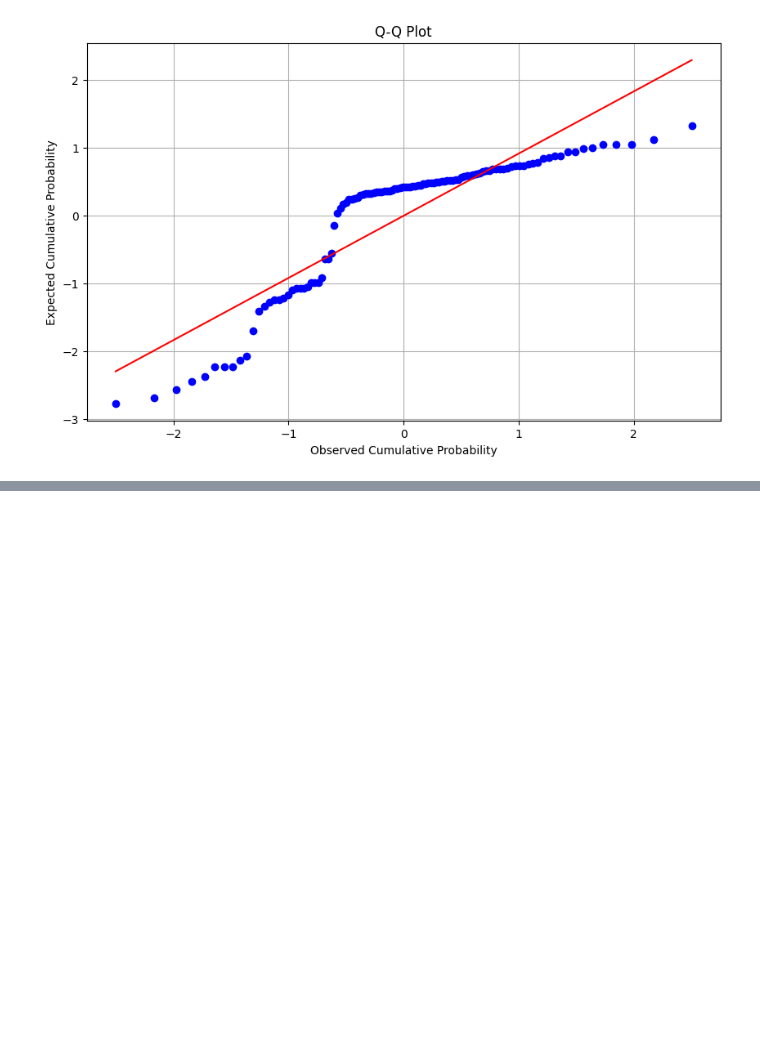
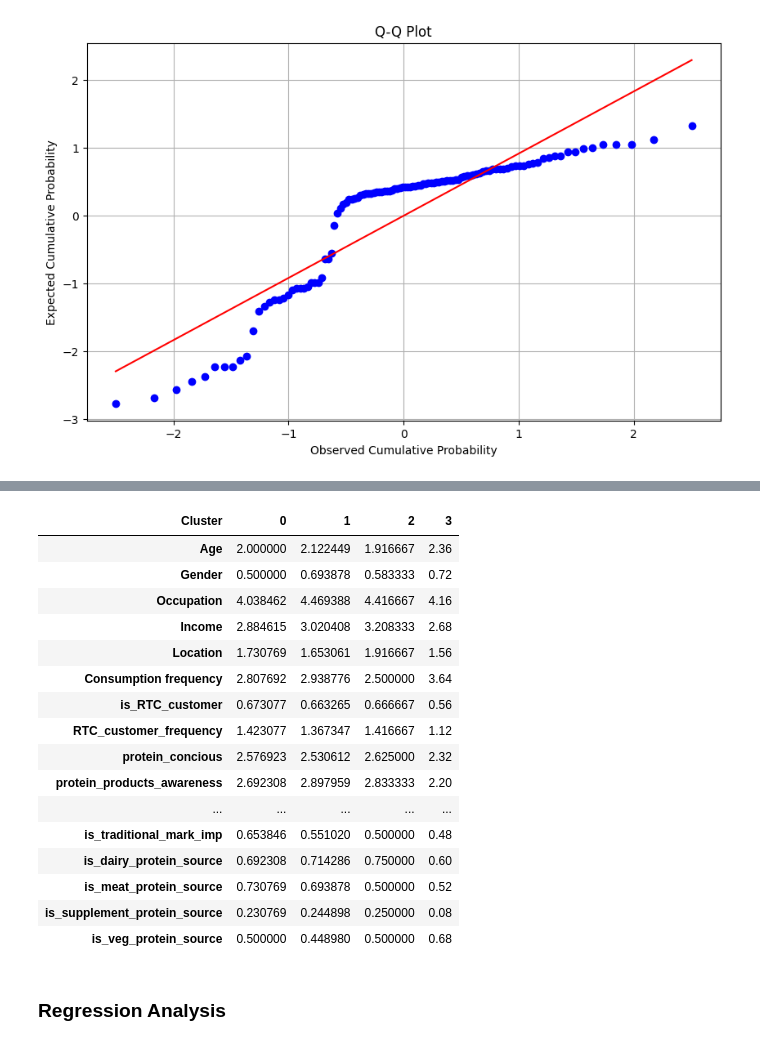
Before and after one commit to irfanthayyil/BRM_ITC_Data_Analysis, a Jupyter notebook: code/itc_analysis.ipynb, the cells around one changed output, grey strips where cells are left out. Saved outputs shown, nothing was run; the diff lists cells and outputs as text; code cells hidden in the pictures; blank space fills up the shorter version.

```diff
--- a/code/itc_analysis.ipynb
+++ b/code/itc_analysis.ipynb
@@ -404,0 +1402,13 @@ plt.show()
+# %%
+import pandas as pd
+
+# Fit the KMeans model with 4 clusters
+kmeans = KMeans(n_clusters=4, random_state=42)
+cleaned_data['Cluster'] = kmeans.fit_predict(cleaned_data)
+
+# Calculate the means and size of each feature under each cluster
+cluster_means = cleaned_data.groupby('Cluster').mean()
+cluster_sizes = cleaned_data['Cluster'].value_counts().sort_index()
+
+# Create a dataframe with means and sizes
+cluster_summary = cluster_means.T
@@ -404,0 +1430,22 @@ plt.show()
+# %%
+cluster_summary
+# %% [output]
+| Cluster | 0 | 1 | 2 | 3 |
+| Age | 2.000000 | 2.122449 | 1.916667 | 2.36 |
+| Gender | 0.500000 | 0.693878 | 0.583333 | 0.72 |
+| Occupation | 4.038462 | 4.469388 | 4.416667 | 4.16 |
+| Income | 2.884615 | 3.020408 | 3.208333 | 2.68 |
+| Location | 1.730769 | 1.653061 | 1.916667 | 1.56 |
+| Consumption frequency | 2.807692 | 2.938776 | 2.500000 | 3.64 |
+| is_RTC_customer | 0.673077 | 0.663265 | 0.666667 | 0.56 |
+| RTC_customer_frequency | 1.423077 | 1.367347 | 1.416667 | 1.12 |
+| protein_concious | 2.576923 | 2.530612 | 2.625000 | 2.32 |
+| protein_products_awareness | 2.692308 | 2.897959 | 2.833333 | 2.20 |
+| ... | ... | ... | ... | ... |
+| is_traditional_mark_imp | 0.653846 | 0.551020 | 0.500000 | 0.48 |
+| is_dairy_protein_source | 0.692308 | 0.714286 | 0.750000 | 0.60 |
+| is_meat_protein_source | 0.730769 | 0.693878 | 0.500000 | 0.52 |
+| is_supplement_protein_source | 0.230769 | 0.244898 | 0.250000 | 0.08 |
+| is_veg_protein_source | 0.500000 | 0.448980 | 0.500000 | 0.68 |
+# %% [markdown]
+### Regression Analysis
```
Also changed, not shown: parts of 139 cells of this notebook, 9 other files.
